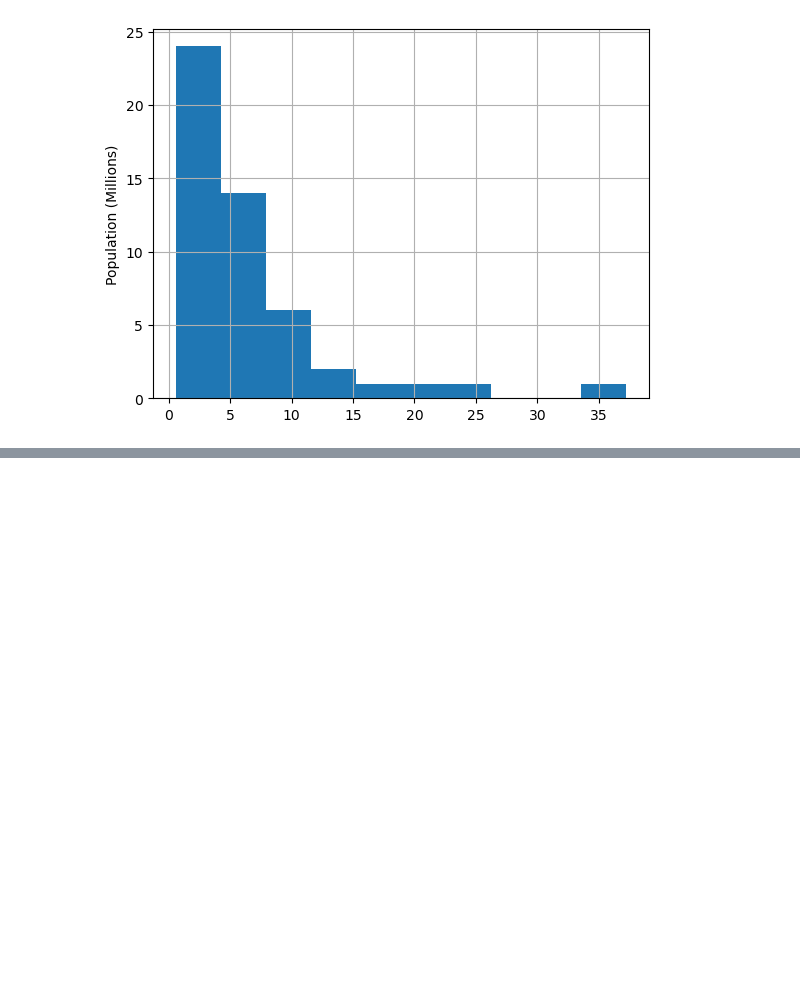
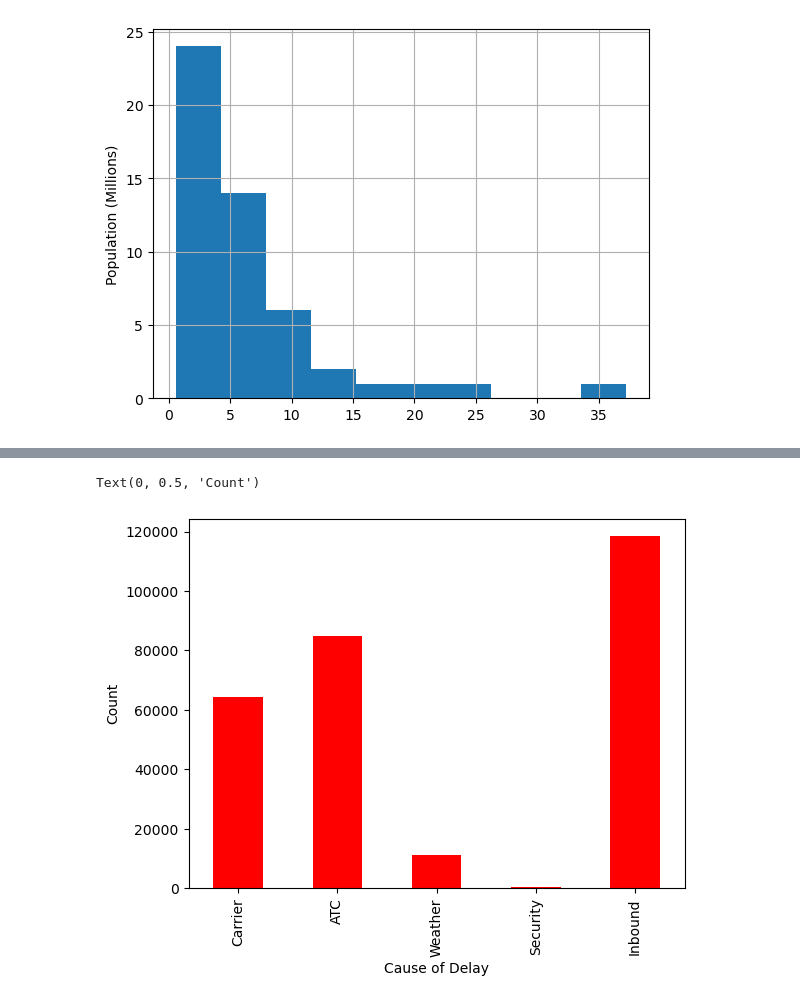
Before and after one commit to dnewbie25/PracticaL-Statistics-with-Python, a Jupyter notebook: CH1_EDA/mean_median.ipynb, the cells around one changed output, grey strips where cells are left out. Cells and saved outputs as stored; diff of their text form; code cells hidden in the pictures; blank space fills up the shorter version.

```diff
--- a/CH1_EDA/mean_median.ipynb
+++ b/CH1_EDA/mean_median.ipynb
@@ -89,0 +103,3 @@ Text(0, 0.5, 'Population (Millions)')
+# %%
+dfw_data = pd.read_csv("dfw_airline.csv")
+dfw_data.head()
@@ -89,0 +118,10 @@ Text(0, 0.5, 'Population (Millions)')
+# %%
+ax = dfw_data.transpose().plot.bar(
+    legend=False,
+    color="red"
+)
+ax.set_xlabel("Cause of Delay")
+ax.set_ylabel("Count")
+# %% [output]
+Text(0, 0.5, 'Count')
+[figure, added]
```
Also changed, not shown: parts of 7 cells of this notebook, 3 other files.
